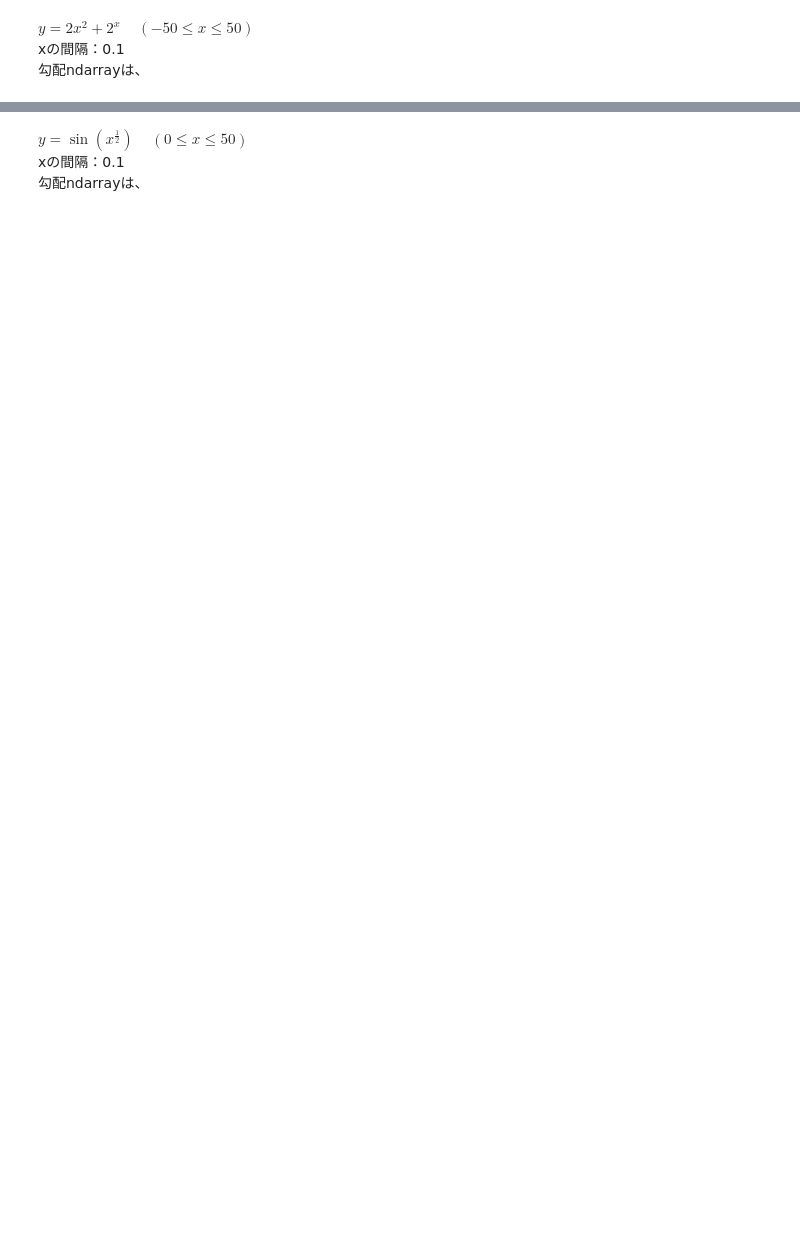
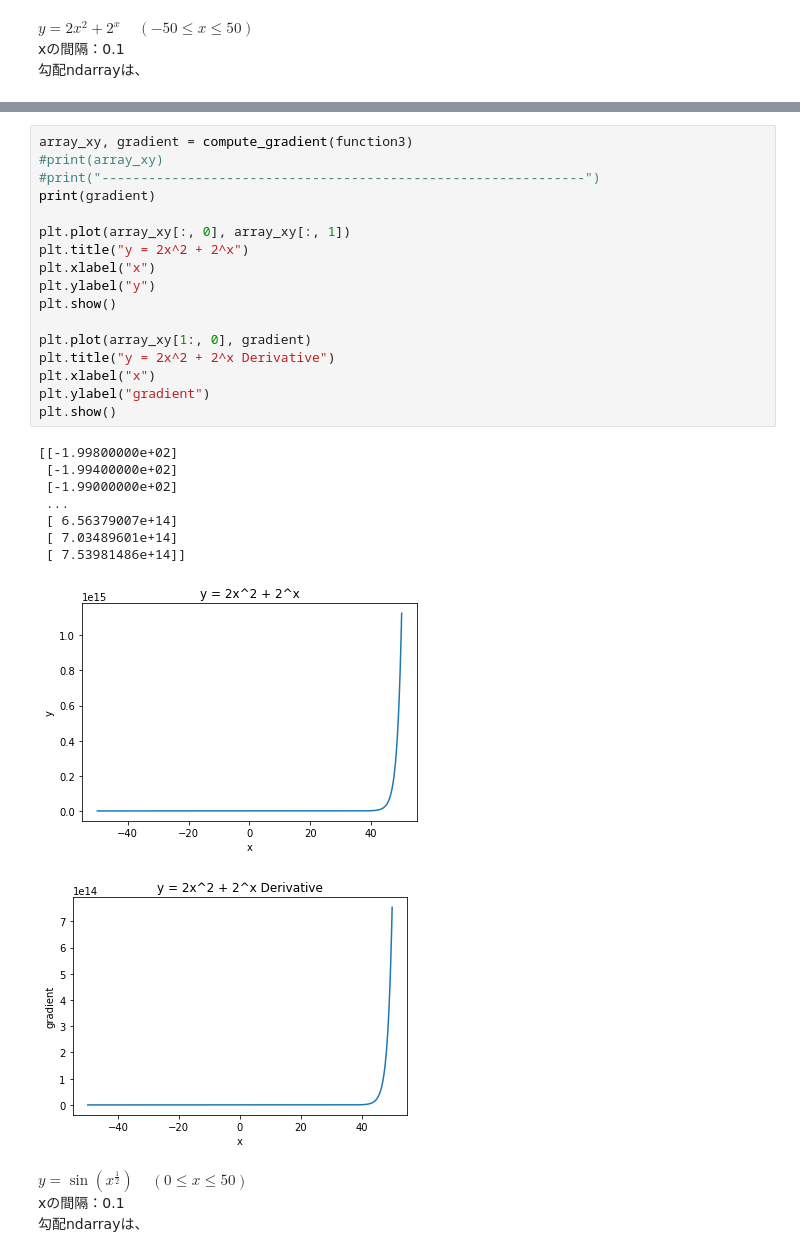
Before and after one commit to masterplan1216/diveintocode-ml, a Jupyter notebook: week2_task1.ipynb, the cells around one changed output, grey strips where cells are left out. Cells and saved outputs as stored; diff of their text form; blank space fills up the shorter version.

```diff
--- a/week2_task1.ipynb
+++ b/week2_task1.ipynb
@@ -273,3 +274,30 @@ print(gradient)
+# %%
+array_xy, gradient = compute_gradient(function3)
+#print(array_xy)
+#print("--------------------------------------------------------------")
+print(gradient)
+
+plt.plot(array_xy[:, 0], array_xy[:, 1])
+plt.title("y = 2x^2 + 2^x")
+plt.xlabel("x")
+plt.ylabel("y")
+plt.show()
+
+plt.plot(array_xy[1:, 0], gradient)
+plt.title("y = 2x^2 + 2^x Derivative")
+plt.xlabel("x")
+plt.ylabel("gradient")
+plt.show()
+# %% [output]
+[[-1.99800000e+02]
+ [-1.99400000e+02]
+ [-1.99000000e+02]
+ ...
+ [ 6.56379007e+14]
+ [ 7.03489601e+14]
+ [ 7.53981486e+14]]
+[figure, added]
+[figure, added]
 # %% [markdown]
 $
 y = \sin (x^\frac{1}{2})~~~~~(0 \leq x \leq 50)
```
Also changed, not shown: parts of 9 cells of this notebook.
